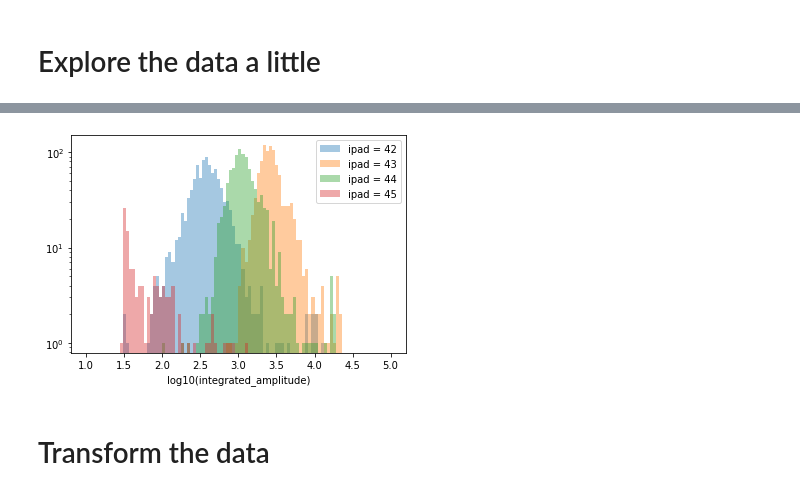
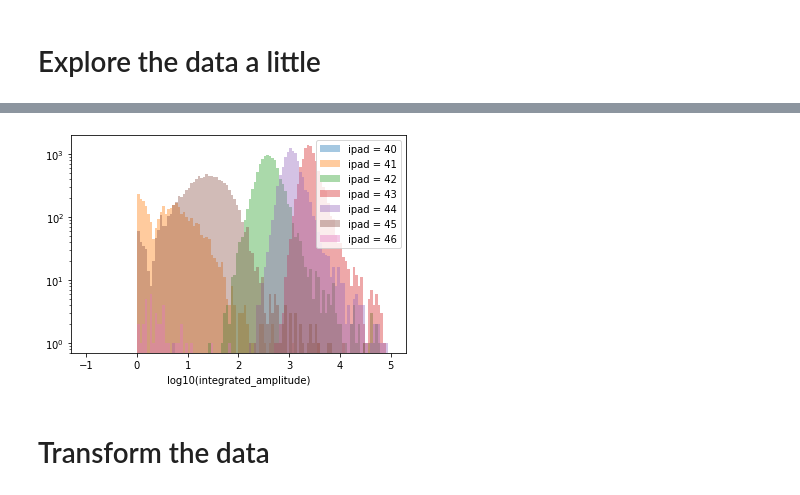
Before and after one commit to SiLiKhon/TPC-FastSim, a Jupyter notebook: notebooks/TPC_overview.ipynb, the cells around one changed output, grey strips where cells are left out. Saved outputs shown, nothing was run; the diff lists cells and outputs as text; code cells hidden in the pictures.

```diff
--- a/notebooks/TPC_overview.ipynb
+++ b/notebooks/TPC_overview.ipynb
@@ -44,7 +45,7 @@ preprocessing._THIS_PATH
 # %% [output]
 PosixPath('/home/amaevskiy/TPC/TPC-FastSim/data')
 # %%
-df = pd.read_csv(preprocessing._THIS_PATH.joinpath('data_v0', 'csv', 'digits.csv'))
+df = pd.read_csv(preprocessing._THIS_PATH.joinpath('data_v1', 'csv', 'digits.csv'))
 print(df.dtypes)
 # %% [output]
 evtId      int64
@@ -85,15 +86,15 @@ plt.tight_layout();
 # %%
-for i in range(42, 46):
-  bins = np.linspace(1, 5, 101)
+for i in range(40, 47):
+  bins = np.linspace(-1, 5, 121)
   plt.hist(np.log10(
               ((df.loc[(df.itime > 240) & (df.ipad == i)]).groupby(['evtId', 'ipad'])['amp'].sum()).values
            ),
            bins=bins, histtype='stepfilled', alpha=0.4, label='ipad = {}'.format(i));
 plt.legend();
 plt.yscale('log')
 plt.xlabel('log10(integrated_amplitude)');
 # %% [output]
-[figure, old version]
+[figure, new version]
 # %% [markdown]
 # Transform the data
 # %%
```
Also changed, not shown: parts of 5 cells of this notebook, 1 other file.
